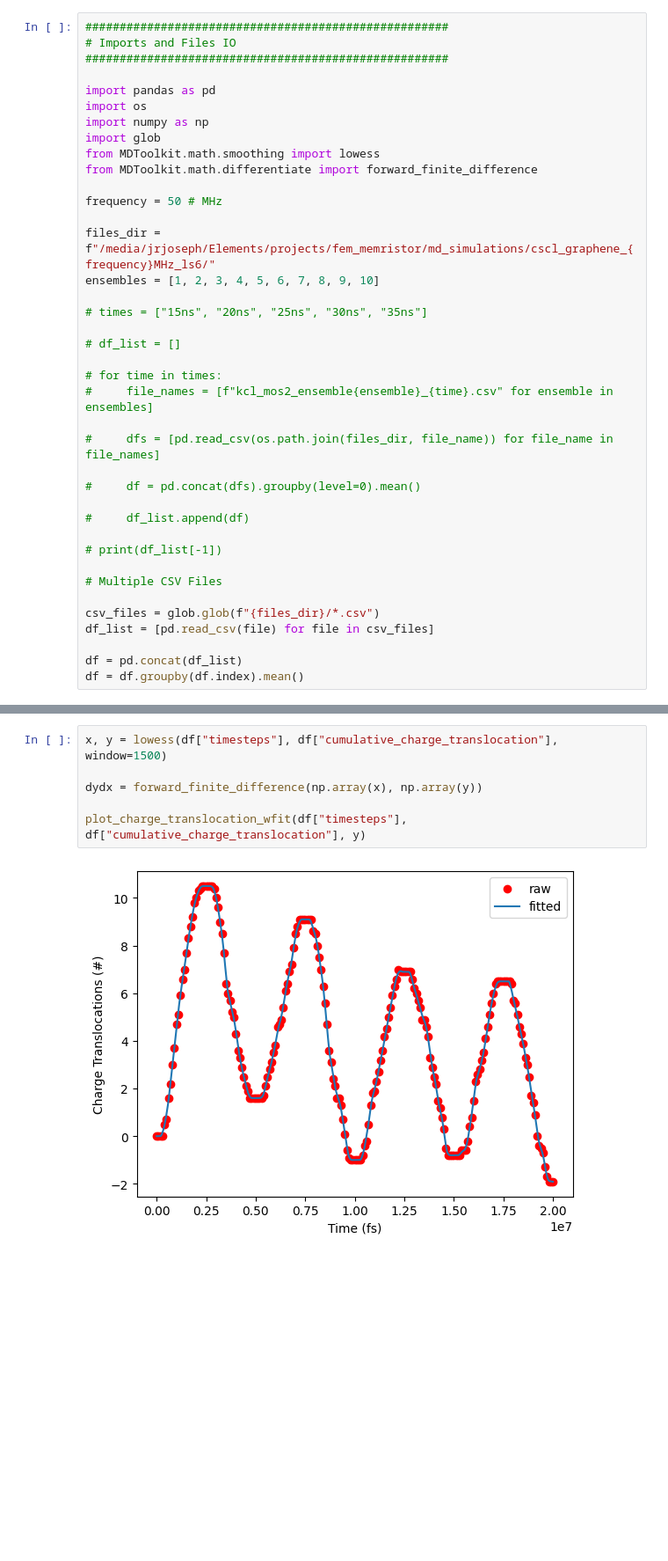
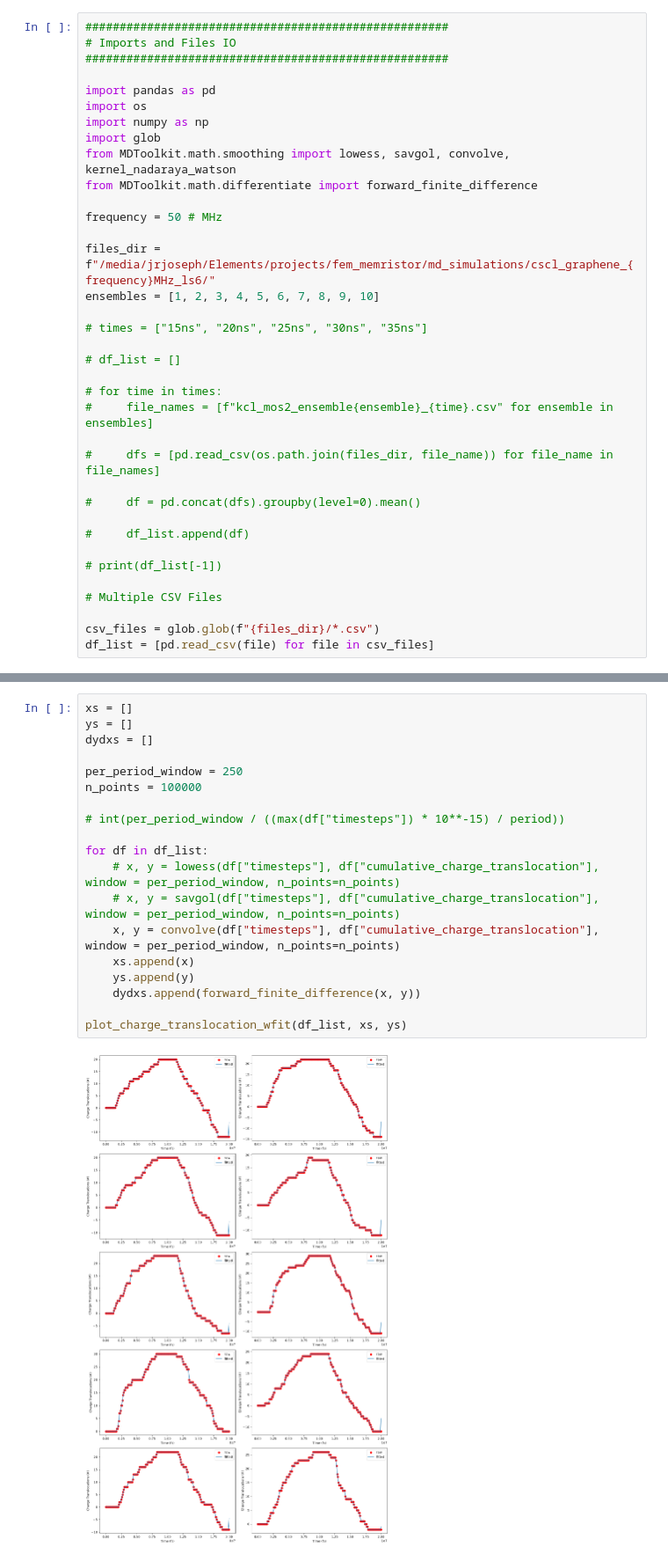
Before and after one commit to JovinRyan/MDToolkit, a Jupyter notebook: MDToolkit/iv_curve_analysis.ipynb, the cells around one changed output, grey strips where cells are left out. Shown at 88% size. Drawn from its saved outputs; the diff is of its cells as text; blank space fills up the shorter version.

```diff
--- a/MDToolkit/iv_curve_analysis.ipynb
+++ b/MDToolkit/iv_curve_analysis.ipynb
@@ -7,7 +7,7 @@ import pandas as pd
 import os
 import numpy as np
 import glob
-from MDToolkit.math.smoothing import lowess
+from MDToolkit.math.smoothing import lowess, savgol, convolve, kernel_nadaraya_watson
 from MDToolkit.math.differentiate import forward_finite_difference
 
 frequency = 50 # MHz
@@ -34,9 +34,6 @@ ensembles = [1, 2, 3, 4, 5, 6, 7, 8, 9, 10]
 
 csv_files = glob.glob(f"{files_dir}/*.csv")
 df_list = [pd.read_csv(file) for file in csv_files]
-
-df = pd.concat(df_list)
-df = df.groupby(df.index).mean()
 # %%
 # Manually Defined Electric Field
 V_max = 1.2 # V/nm
@@ -148,13 +175,26 @@ def plot_ion_translocations(translocations_df_list: list[pd.DataFrame], xlabel =
 
     plt.show()
 # %%
-x, y = lowess(df["timesteps"], df["cumulative_charge_translocation"], window=1500)
+xs = []
+ys = []
+dydxs = []
 
-dydx = forward_finite_difference(np.array(x), np.array(y))
+per_period_window = 250
+n_points = 100000
 
-plot_charge_translocation_wfit(df["timesteps"], df["cumulative_charge_translocation"], y)
+# int(per_period_window / ((max(df["timesteps"]) * 10**-15) / period))
+
+for df in df_list:
+    # x, y = lowess(df["timesteps"], df["cumulative_charge_translocation"], window = per_period_window, n_points=n_points)
+    # x, y = savgol(df["timesteps"], df["cumulative_charge_translocation"], window = per_period_window, n_points=n_points)
+    x, y = convolve(df["timesteps"], df["cumulative_charge_translocation"], window = per_period_window, n_points=n_points)
+    xs.append(x)
+    ys.append(y)
+    dydxs.append(forward_finite_difference(x, y))
+
+plot_charge_translocation_wfit(df_list, xs, ys)
 # %% [output]
-[figure, old version]
+[figure, new version]
 # %%
 import scipy.constants as scc
 
```
Also changed, not shown: parts of 4 cells of this notebook, 10 other files.
